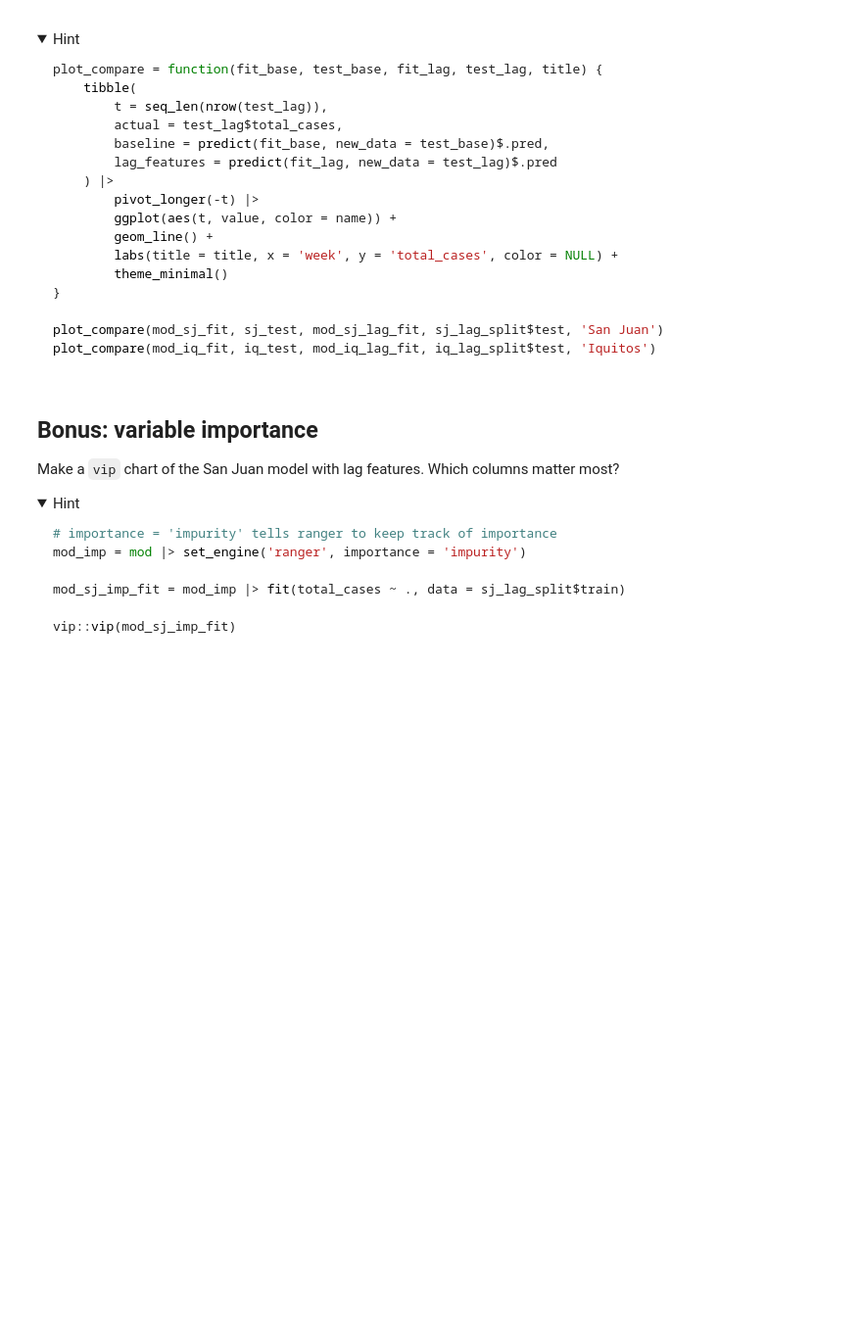
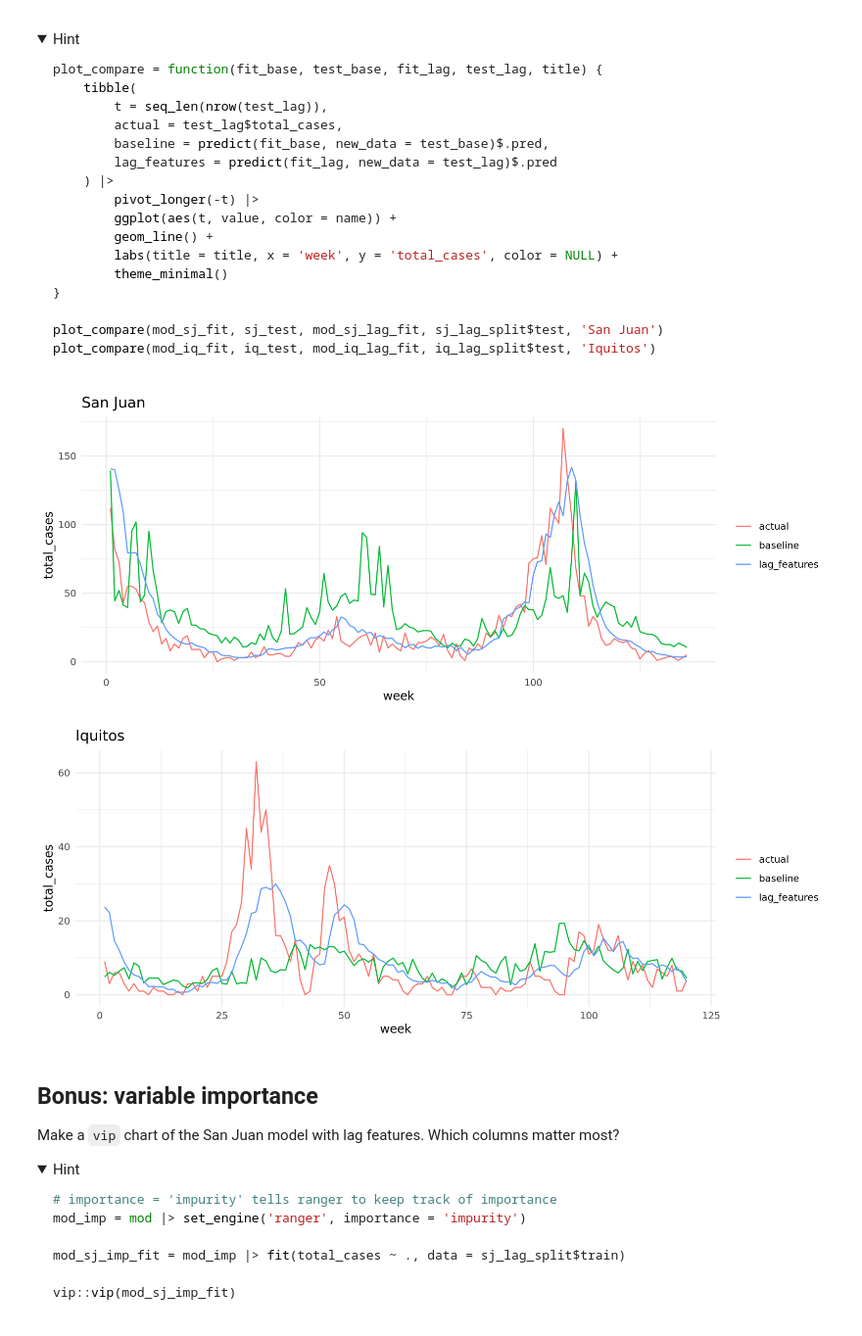
Before and after one commit to Etornamagbemabiese/codespace, a Jupyter notebook: exercises/14-dengue-exercise.ipynb, the cells around one changed output. Shown at 98% size. Drawn from its saved outputs; the diff is of its cells as text; code cells hidden in the pictures; folded sections open; blank space fills up the shorter version.

````diff
--- a/exercises/14-dengue-exercise.ipynb
+++ b/exercises/14-dengue-exercise.ipynb
@@ -196,6 +370,20 @@ iq_lag_split = split_city('iq', nrow(iq_test))
 ```
 
 </details>
+# %%
+split_city = function(city_name, n_test) {
+    d = lag_data |> filter(city == city_name) |> select(-city)
+    list(
+        train = d |> slice(1:(n() - n_test)),
+        test = d |> slice((n() - n_test + 1):n())
+    )
+}
+
+sj_lag_split = split_city('sj', nrow(sj_test))
+iq_lag_split = split_city('iq', nrow(iq_test))
+
+# Verify that both models are evaluated on the same weeks.
+stopifnot(identical(sj_lag_split$test$total_cases, sj_test$total_cases), identical(iq_lag_split$test$total_cases, iq_test$total_cases))
 # %% [markdown]
 ## 8. Random forest with lag features
 
@@ -210,6 +398,12 @@ mod_iq_lag_fit = mod |> fit(total_cases ~ ., data = iq_lag_split$train)
 ```
 
 </details>
+# %%
+set.seed(512)
+# `total_cases ~ .` uses every other column in the data
+mod_sj_lag_fit = mod |> fit(total_cases ~ ., data = sj_lag_split$train)
+
+mod_iq_lag_fit = mod |> fit(total_cases ~ ., data = iq_lag_split$train)
 # %% [markdown]
 ## 9. Compare the test error (MAE)
 
@@ -253,6 +461,26 @@ plot_compare(mod_iq_fit, iq_test, mod_iq_lag_fit, iq_lag_split$test, 'Iquitos')
 ```
 
 </details>
+# %%
+plot_compare = function(fit_base, test_base, fit_lag, test_lag, title) {
+    tibble(
+        t = seq_len(nrow(test_lag)),
+        actual = test_lag$total_cases,
+        baseline = predict(fit_base, new_data = test_base)$.pred,
+        lag_features = predict(fit_lag, new_data = test_lag)$.pred
+    ) |>
+        pivot_longer(-t) |>
+        ggplot(aes(t, value, color = name)) +
+        geom_line() +
+        labs(title = title, x = 'week', y = 'total_cases', color = NULL) +
+        theme_minimal()
+}
+
+plot_compare(mod_sj_fit, sj_test, mod_sj_lag_fit, sj_lag_split$test, 'San Juan')
+plot_compare(mod_iq_fit, iq_test, mod_iq_lag_fit, iq_lag_split$test, 'Iquitos')
+# %% [output]
+[figure, added]
+[figure, added]
 # %% [markdown]
 ## Bonus: variable importance
 
````
Also changed, not shown: parts of 11 cells of this notebook.
